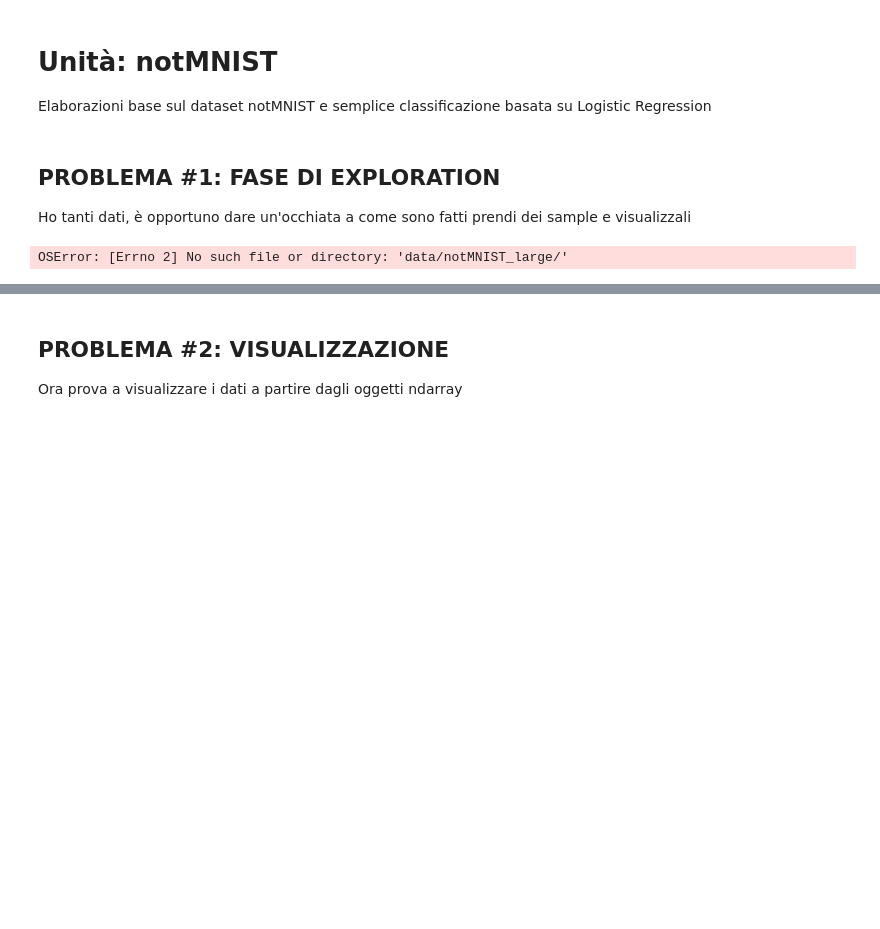
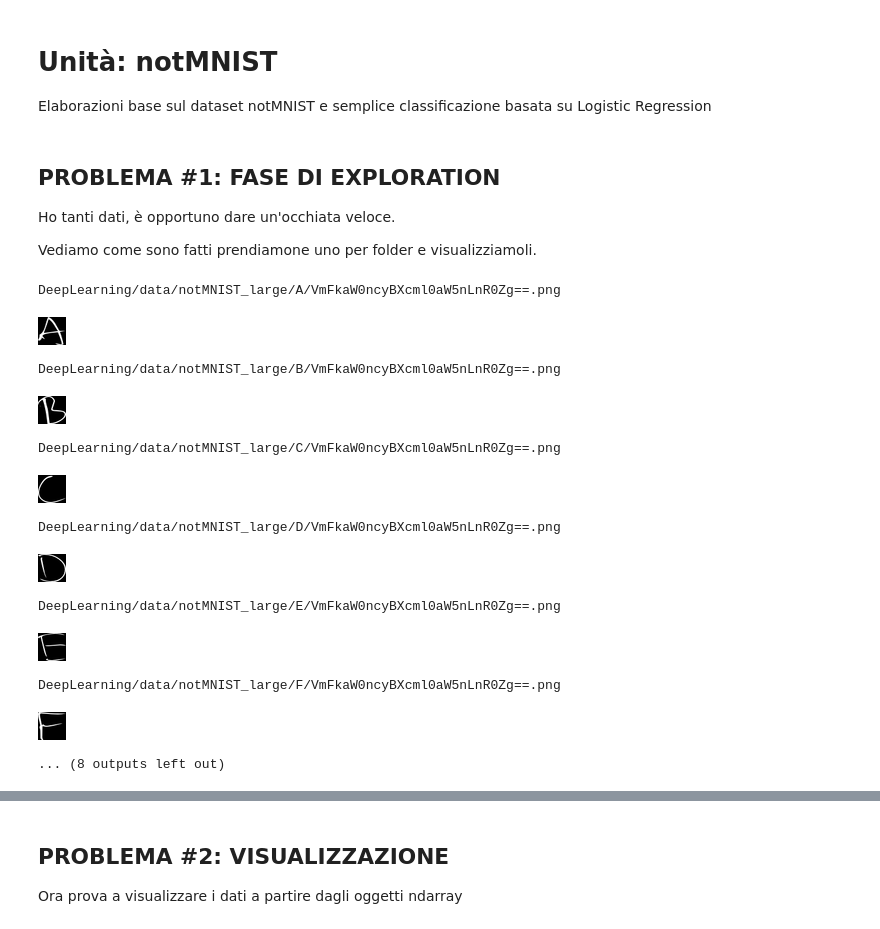
Before and after one commit to e-petrachi/MachineLearningPractices, a Jupyter notebook: DeepLearning/04_notMNIST.ipynb, the cells around one changed output, grey strips where cells are left out. Saved outputs shown, nothing was run; the diff lists cells and outputs as text; code cells hidden in the pictures; blank space fills up the shorter version.

Commit message:
bug fix and output

```diff
--- a/DeepLearning/04_notMNIST.ipynb
+++ b/DeepLearning/04_notMNIST.ipynb
@@ -23,8 +23,8 @@ from six.moves import cPickle as pickle
 # suppongo di aver scaricato notMNIST_large.tar.gz e notMNIST_small.tar.gz
 # decompressi in 2 directory notMNIST_large e notMNIST_small
 
-train_folder = "data/notMNIST_large/"
-test_folder = "data/notMNIST_small/"
+train_folder = "DeepLearning/data/notMNIST_large/"
+test_folder = "DeepLearning/data/notMNIST_small/"
 num_classes = 10 # notMNIST labels
 # %%
 image_size = 28  # dimensione immagine dataset: 28x28 pixel
@@ -76,18 +74,32 @@ def list_subdirs(directory):
 # %% [markdown]
 ## PROBLEMA #1: FASE DI EXPLORATION
 
-Ho tanti dati, è opportuno dare un'occhiata a come sono fatti prendi dei sample e visualizzali
+Ho tanti dati, è opportuno dare un'occhiata veloce.
+
+Vediamo come sono fatti prendiamone uno per folder e visualizziamoli.
 # %%
 train_subfolders = list_subdirs(train_folder)
 
 for folder in train_subfolders:
     fn_images = os.listdir(folder)
-    for file in fn_images[:5]:
+    for file in fn_images[:1]:
         path = folder + os.sep + file
         print (path)
         display(Image(path))
 # %% [output]
-OSError: [Errno 2] No such file or directory: 'data/notMNIST_large/'
+DeepLearning/data/notMNIST_large/A/VmFkaW0ncyBXcml0aW5nLnR0Zg==.png
+[figure, added]
+DeepLearning/data/notMNIST_large/B/VmFkaW0ncyBXcml0aW5nLnR0Zg==.png
+[figure, added]
+DeepLearning/data/notMNIST_large/C/VmFkaW0ncyBXcml0aW5nLnR0Zg==.png
+[figure, added]
+DeepLearning/data/notMNIST_large/D/VmFkaW0ncyBXcml0aW5nLnR0Zg==.png
+[figure, added]
+DeepLearning/data/notMNIST_large/E/VmFkaW0ncyBXcml0aW5nLnR0Zg==.png
+[figure, added]
+DeepLearning/data/notMNIST_large/F/VmFkaW0ncyBXcml0aW5nLnR0Zg==.png
+[figure, added]
+... (8 outputs left out)
 # %%
 # carica le immagini presenti nel data_folders e serializza la matrice corrispondente su un file con estensione .pickle
 
```
Also changed, not shown: parts of 8 cells of this notebook, 1 other file.
